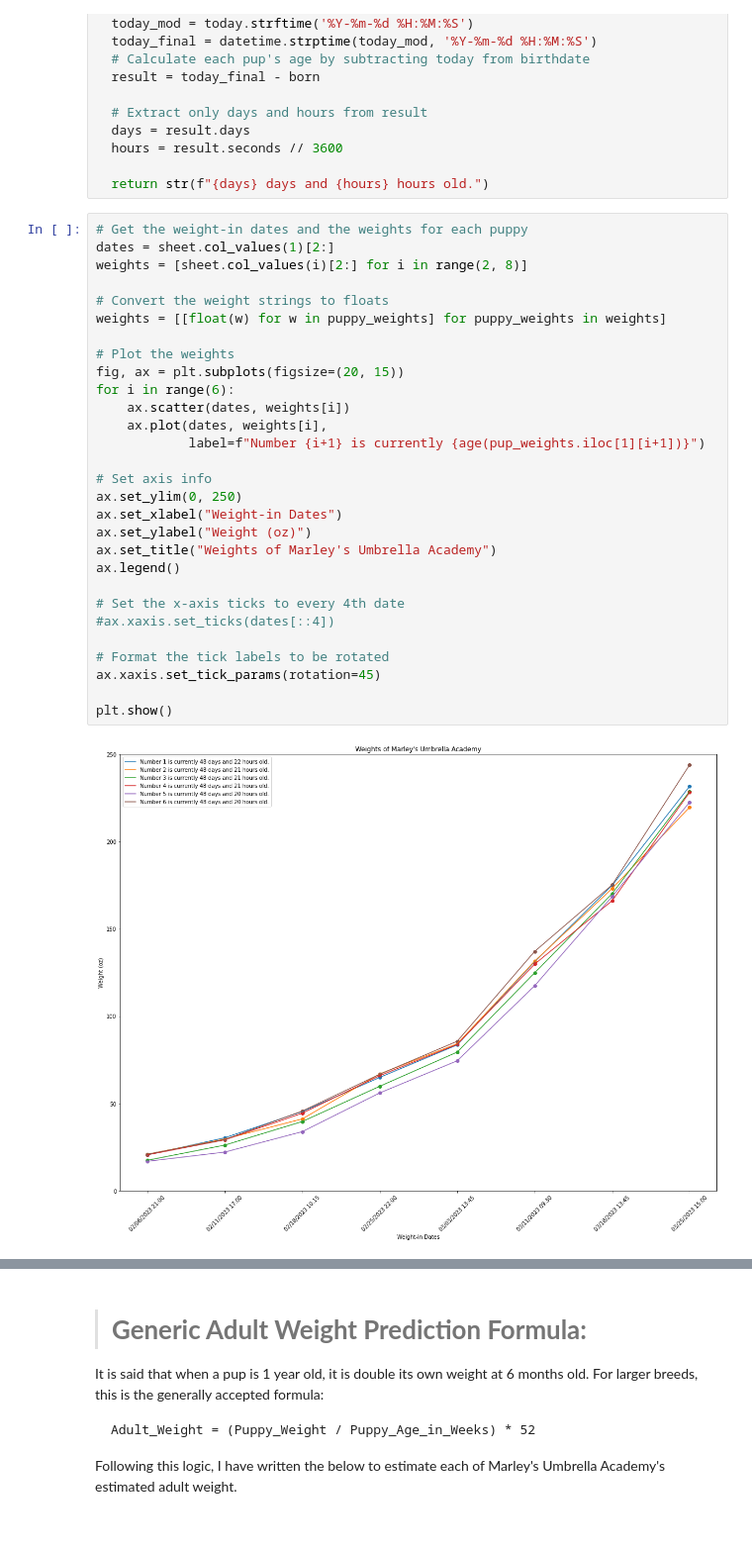
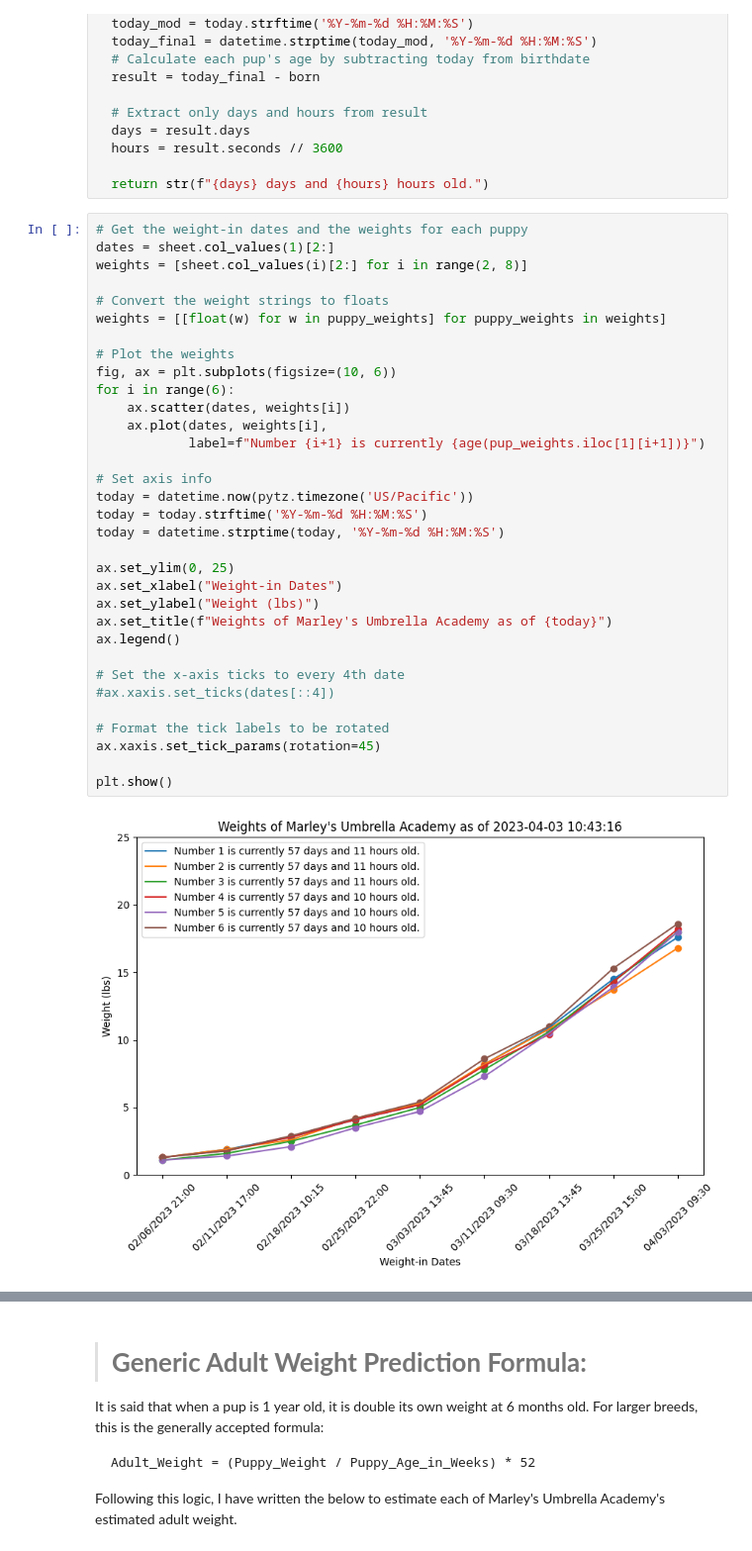
Before and after one commit to Rabidgeek/mua, a Jupyter notebook: MarleysUmbrellaAcademy.ipynb, the cells around one changed output, grey strips where cells are left out. Shown at 99% size. Cells and saved outputs as stored; diff of their text form.

Commit message:
Updated weights, changed units from oz to lbs, added individual image plots

```diff
--- a/MarleysUmbrellaAcademy.ipynb
+++ b/MarleysUmbrellaAcademy.ipynb
@@ -54,33 +54,37 @@ def age(born):
 # %%
 # Get the weight-in dates and the weights for each puppy
 dates = sheet.col_values(1)[2:]
 weights = [sheet.col_values(i)[2:] for i in range(2, 8)]
 
 # Convert the weight strings to floats
 weights = [[float(w) for w in puppy_weights] for puppy_weights in weights]
 
 # Plot the weights
-fig, ax = plt.subplots(figsize=(20, 15))
+fig, ax = plt.subplots(figsize=(10, 6))
 for i in range(6):
     ax.scatter(dates, weights[i])
     ax.plot(dates, weights[i],
             label=f"Number {i+1} is currently {age(pup_weights.iloc[1][i+1])}")
 
 # Set axis info
-ax.set_ylim(0, 250)
+today = datetime.now(pytz.timezone('US/Pacific'))
+today = today.strftime('%Y-%m-%d %H:%M:%S')
+today = datetime.strptime(today, '%Y-%m-%d %H:%M:%S')
+
+ax.set_ylim(0, 25)
 ax.set_xlabel("Weight-in Dates")
-ax.set_ylabel("Weight (oz)")
-ax.set_title("Weights of Marley's Umbrella Academy")
+ax.set_ylabel("Weight (lbs)")
+ax.set_title(f"Weights of Marley's Umbrella Academy as of {today}")
 ax.legend()
 
 # Set the x-axis ticks to every 4th date
 #ax.xaxis.set_ticks(dates[::4])
 
 # Format the tick labels to be rotated
 ax.xaxis.set_tick_params(rotation=45)
 
 plt.show()
 # %% [output]
-[figure, old version]
+[figure, new version]
 # %%
 # Plot the weights as a scatter plot with a line connecting the data points
```
Also changed, not shown: parts of 9 cells of this notebook.
